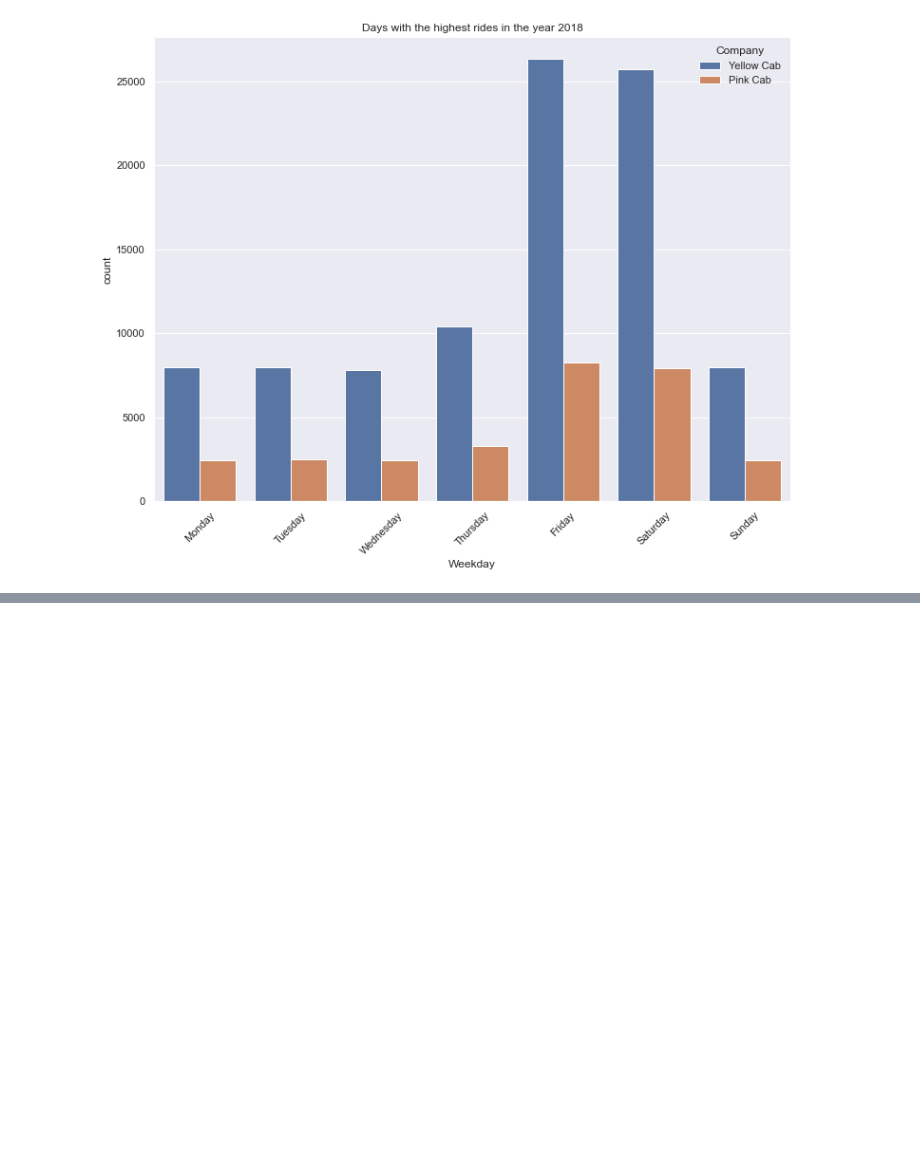
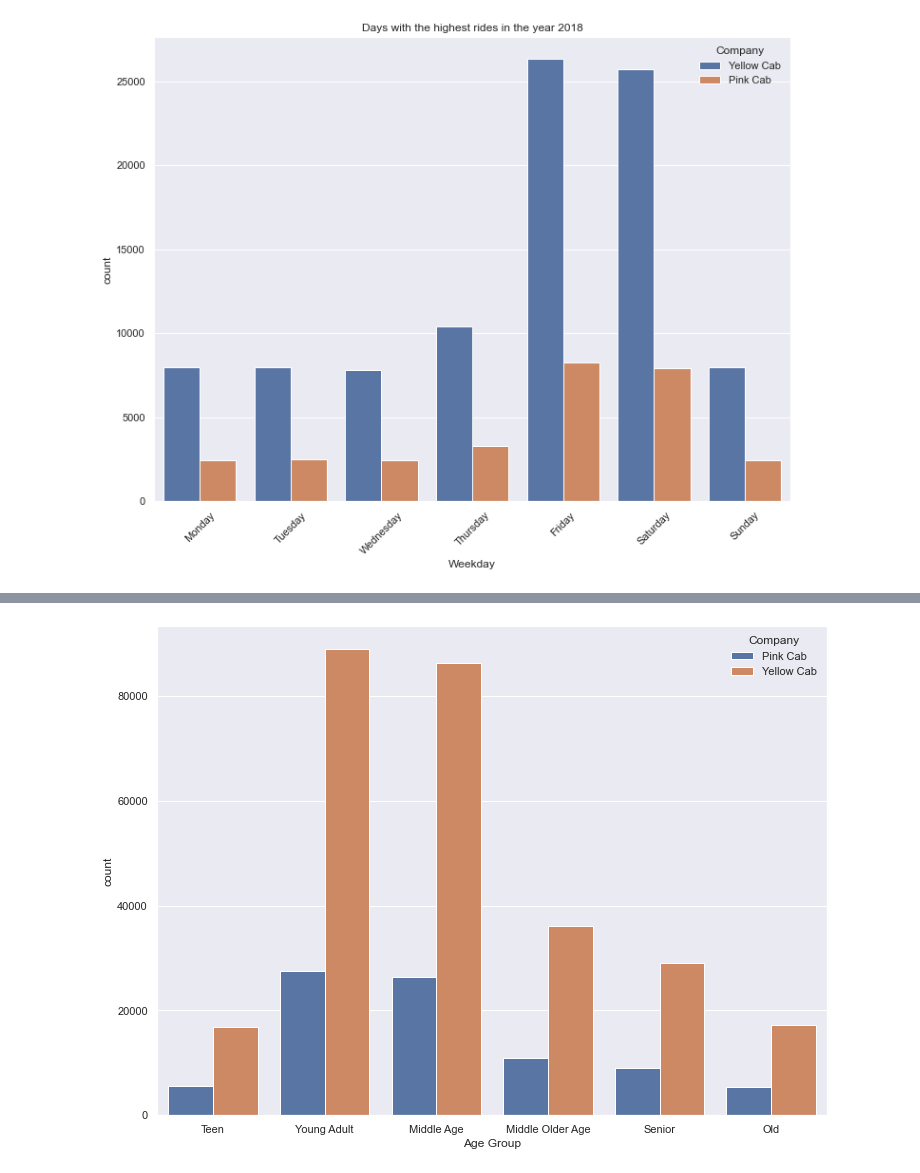
Before and after one commit to joeelorm/DataGlacierInternship, a Jupyter notebook: Week2/cab_companies.ipynb, the cells around one changed output, grey strips where cells are left out. Saved outputs shown, nothing was run; the diff lists cells and outputs as text; code cells hidden in the pictures; blank space fills up the shorter version.

```diff
--- a/Week2/cab_companies.ipynb
+++ b/Week2/cab_companies.ipynb
@@ -634,0 +650,7 @@ In 2016, both companies start seeing the number rides increasing from Thursday,
+# %%
+fig = plt.figure(figsize = (12, 9))
+sns.set(style="darkgrid")
+sns.countplot(data = data, x = 'Age Group', hue = 'Company')
+plt.show()
+# %% [output]
+[figure, added]
```
Also changed, not shown: parts of 35 cells of this notebook.
